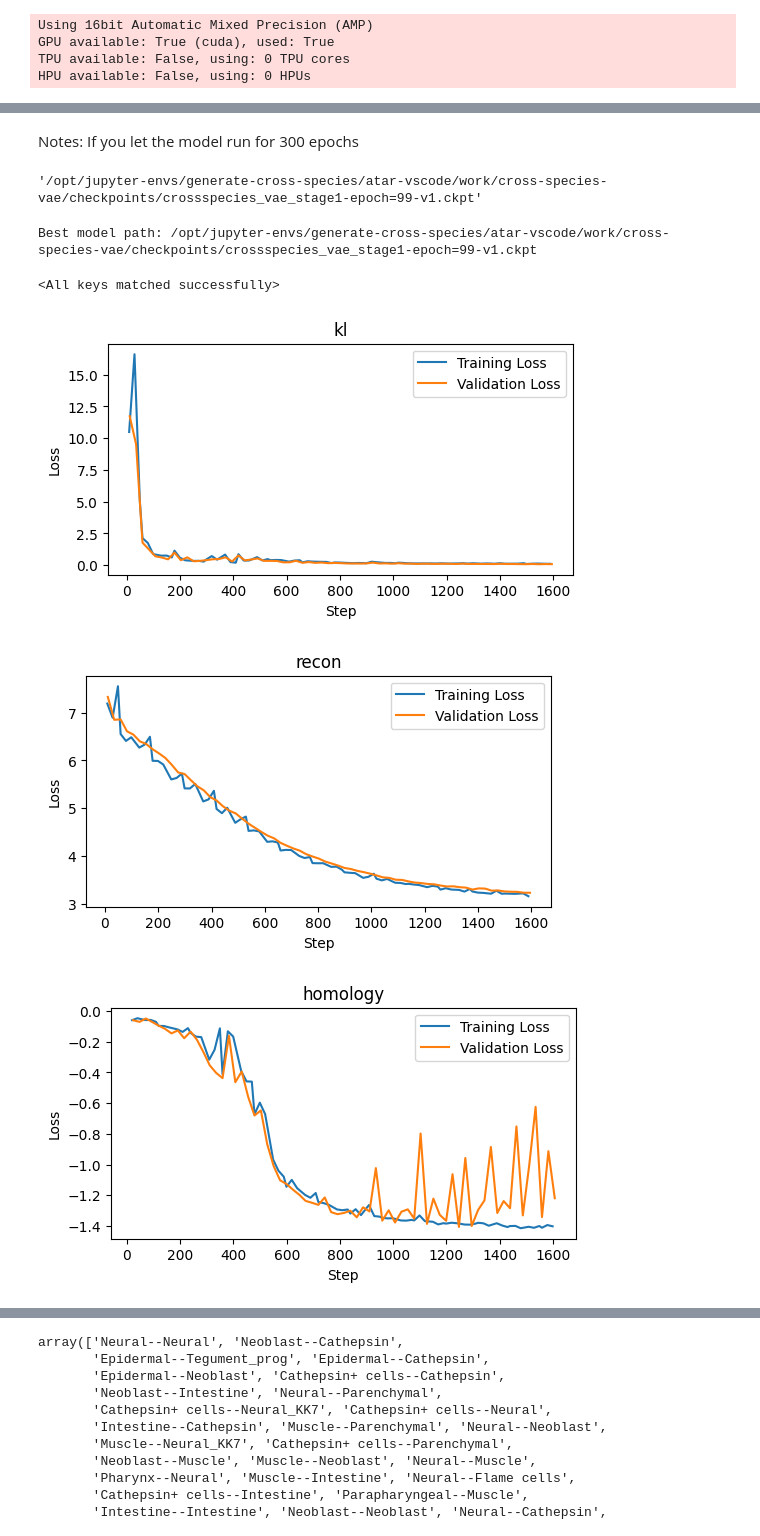
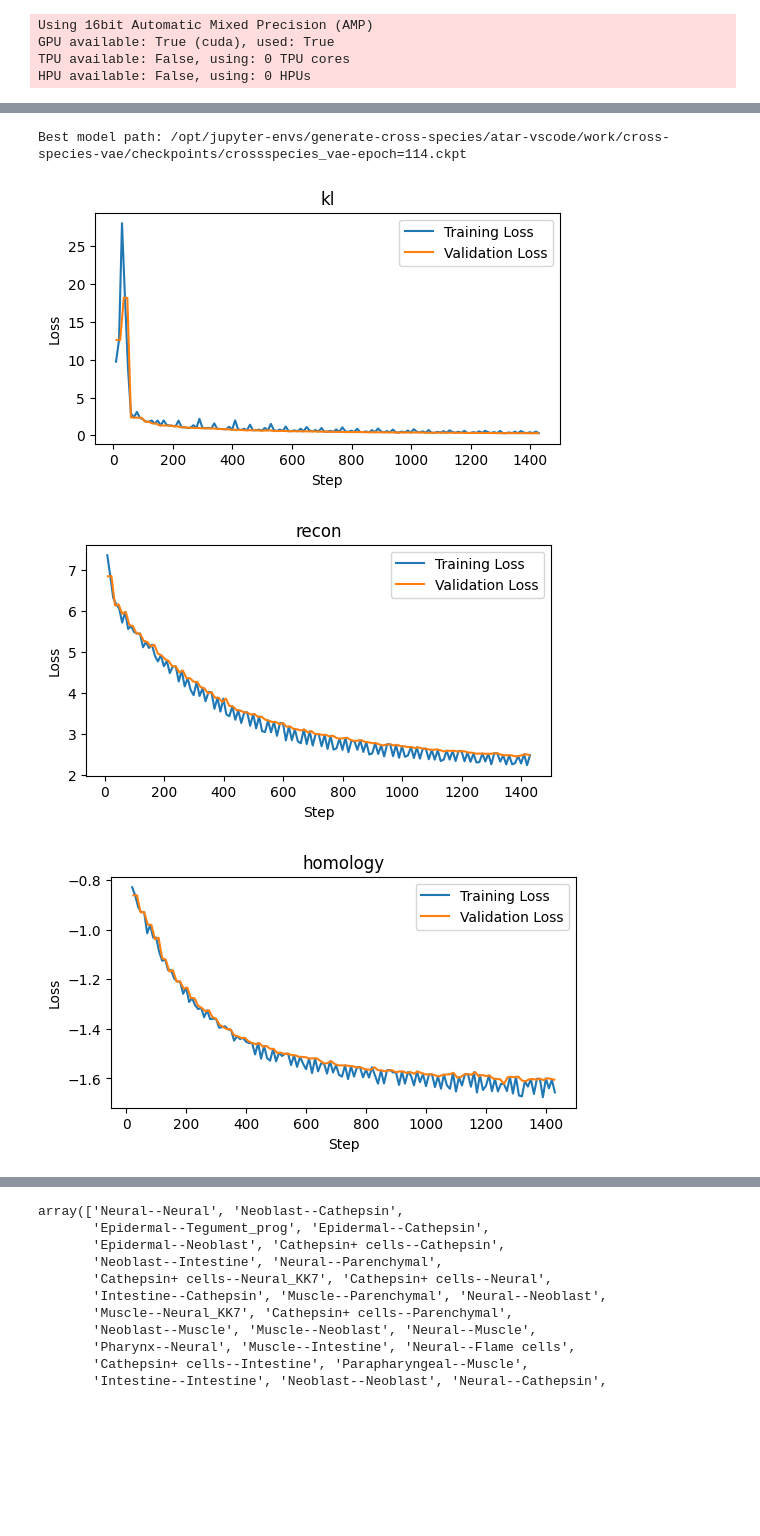
Before and after one commit to atarashansky/cross-species-vae, a Jupyter notebook: vae.ipynb, the cells around one changed output, grey strips where cells are left out. Cells and saved outputs as stored; diff of their text form; code cells hidden in the pictures; blank space fills up the shorter version.

```diff
--- a/vae.ipynb
+++ b/vae.ipynb
@@ -243,7 +244,7 @@ model = CrossSpeciesVAE(
 )
 
 early_stopping = EarlyStopping(
-    monitor='val_homology',
+    monitor='val_recon',
     min_delta=0.0,
     patience=10,
     verbose=True,
@@ -254,7 +255,7 @@ early_stopping = EarlyStopping(
 trainer = pl.Trainer(
     accelerator="gpu",
     devices=1,
-    max_epochs=100,
+    max_epochs=300,
     precision='16-mixed',
     gradient_clip_val=model.gradient_clip_val,
     gradient_clip_algorithm="norm",
@@ -265,7 +266,7 @@ trainer = pl.Trainer(
         filename="crossspecies_vae-{epoch:02d}",
         every_n_epochs=5,
         save_top_k=1,
-        monitor="val_homology",
+        monitor="val_recon",
         mode="min"
     ), early_stopping],
     accumulate_grad_batches=1,
@@ -324,52 +342,45 @@ Also, sigmoid compresses really strong. i think it needs to be centered around 0
-# %% [markdown]
-Notes: If you let the model run for 300 epochs
-# %%
-best_model_path
-# %% [output]
-'/opt/jupyter-envs/generate-cross-species/atar-vscode/work/cross-species-vae/checkpoints/crossspecies_vae_stage1-epoch=99-v1.ckpt'
 # %%
 # Load the latest version
 version = max([int(d.split('_')[-1]) for d in glob('logs/metrics/version_*')])
 df = pd.read_csv(f'logs/metrics/version_{version}/metrics.csv')
 
 
 for loss_type in ["kl", "recon", "homology"]:
     # Get specific metrics
     train_loss = df[f'train_{loss_type}'][df[f'train_{loss_type}'] != 0.0]
     train_step = df['step'][df[f'train_{loss_type}'] != 0.0]
     f1 = ~train_loss.isna()
     val_loss =  df[f'val_{loss_type}'][df[f'val_{loss_type}'] != 0.0]
     val_step = df['step'][df[f'val_{loss_type}'] != 0.0]
     f2 = ~val_loss.isna()
 
     # Plot
     import matplotlib.pyplot as plt
     plt.figure(figsize=(6, 3))
     plt.plot(train_step[f1], train_loss[f1], label='Training Loss')
     plt.plot(val_step[f2], val_loss[f2], label='Validation Loss')
 
     plt.xlabel('Step')
     plt.ylabel('Loss')
     plt.title(loss_type)
     plt.legend()
 
 
 best_model_path = trainer.callbacks[-1].best_model_path
 print("Best model path:", best_model_path)
-# Load the checkpoint
-checkpoint = torch.load(best_model_path)
+# # Load the checkpoint
+# checkpoint = torch.load(best_model_path)
 
-# Create a new model with the same hyperparameters and homology information
-model = CrossSpeciesVAE(
-    homology_edges=homology_edges,  # Need to pass these again
-    **checkpoint['hyper_parameters']  # This loads all other hyperparameters
-)
+# # Create a new model with the same hyperparameters and homology information
+# model = CrossSpeciesVAE(
+#     homology_edges=homology_edges,  # Need to pass these again
+#     **checkpoint['hyper_parameters']  # This loads all other hyperparameters
+# )
 
-# Load the state dict
-model.load_state_dict(checkpoint['state_dict'])
+# # Load the state dict
+# model.load_state_dict(checkpoint['state_dict'])
 # %% [output]
-Best model path: /opt/jupyter-envs/generate-cross-species/atar-vscode/work/cross-species-vae/checkpoints/crossspecies_vae_stage1-epoch=99-v1.ckpt
+Best model path: /opt/jupyter-envs/generate-cross-species/atar-vscode/work/cross-species-vae/checkpoints/crossspecies_vae-epoch=114.ckpt
-<All keys matched successfully>
-[figure, old version]
+[figure, new version]
-[figure, old version]
+[figure, new version]
-[figure, old version]
+[figure, new version]
```
Also changed, not shown: parts of 12 cells of this notebook, 2 other files.
